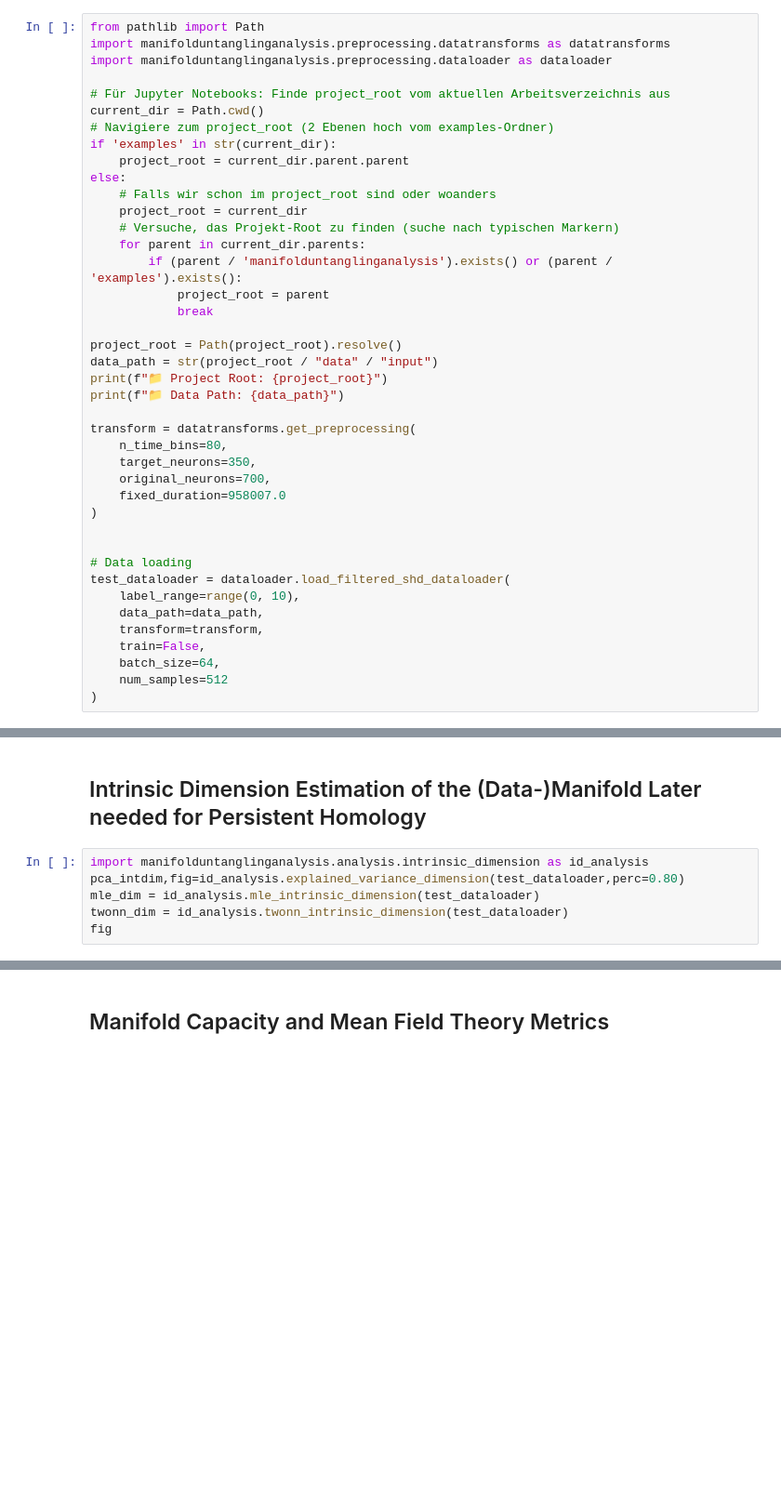
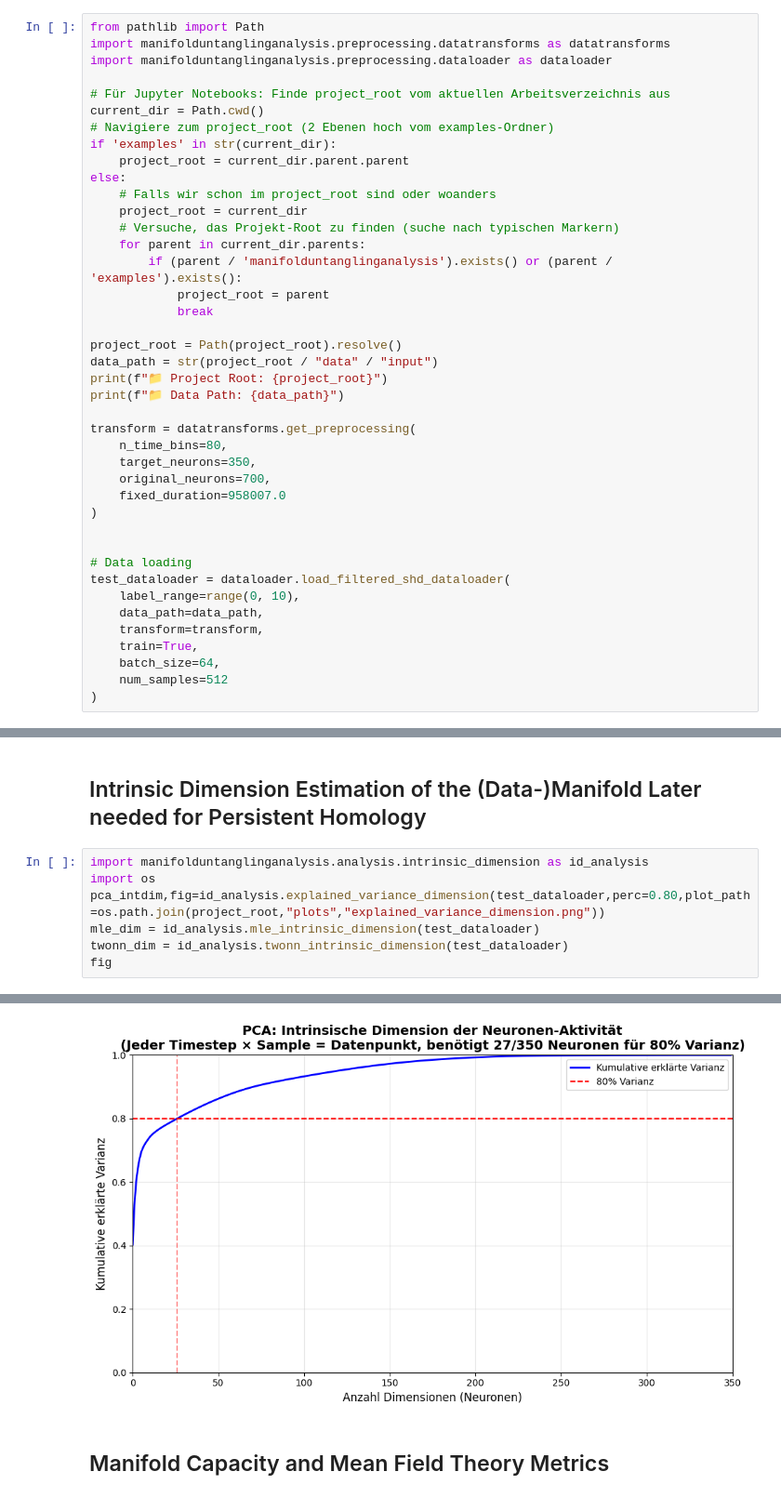
Before and after one commit to Barathaner/SNN-Training-Evolution-Manifold-Untangling-Analysis, a Jupyter notebook: examples/spiking_Heidelberg_Digits_on_Feed_Forward_Spiking_Neural_Network_complete_pipeline/input_manifold_analysis.ipynb, the cells around one changed output, grey strips where cells are left out. Shown at 93% size. Drawn from its saved outputs; the diff is of its cells as text; blank space fills up the shorter version.

```diff
--- a/examples/spiking_Heidelberg_Digits_on_Feed_Forward_Spiking_Neural_Network_complete_pipeline/input_manifold_analysis.ipynb
+++ b/examples/spiking_Heidelberg_Digits_on_Feed_Forward_Spiking_Neural_Network_complete_pipeline/input_manifold_analysis.ipynb
@@ -37,7 +37,7 @@ test_dataloader = dataloader.load_filtered_shd_dataloader(
     label_range=range(0, 10),
     data_path=data_path,
     transform=transform,
-    train=False,
+    train=True,
     batch_size=64,
     num_samples=512
 )
@@ -49,7 +50,8 @@ test_dataloader = dataloader.load_filtered_shd_dataloader(
 ## Intrinsic Dimension Estimation of the (Data-)Manifold Later needed for Persistent Homology
 # %%
 import manifolduntanglinganalysis.analysis.intrinsic_dimension as id_analysis
-pca_intdim,fig=id_analysis.explained_variance_dimension(test_dataloader,perc=0.80)
+import os
+pca_intdim,fig=id_analysis.explained_variance_dimension(test_dataloader,perc=0.80,plot_path=os.path.join(project_root,"plots","explained_variance_dimension.png"))
 mle_dim = id_analysis.mle_intrinsic_dimension(test_dataloader)
 twonn_dim = id_analysis.twonn_intrinsic_dimension(test_dataloader)
 fig
@@ -63,3 +65,4 @@ fig
+[figure, added]
 # %% [markdown]
 ## Manifold Capacity and Mean Field Theory Metrics
 # %%
```
Also changed, not shown: parts of 4 cells of this notebook, 9 other files.
